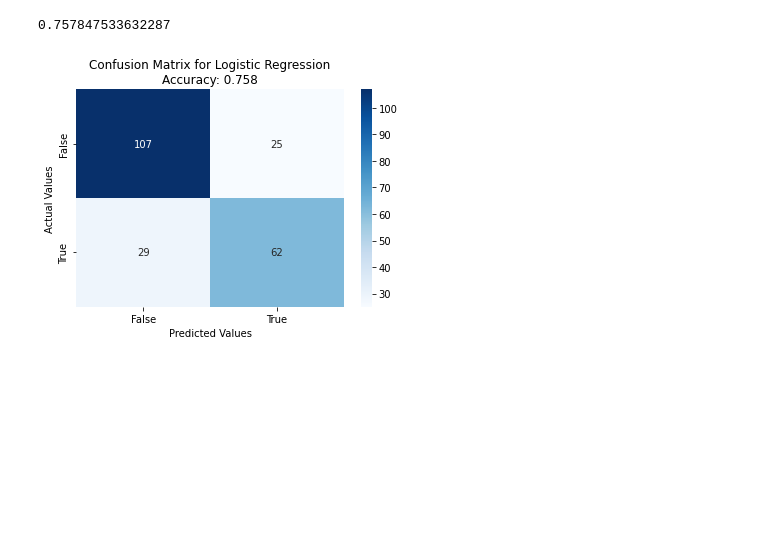
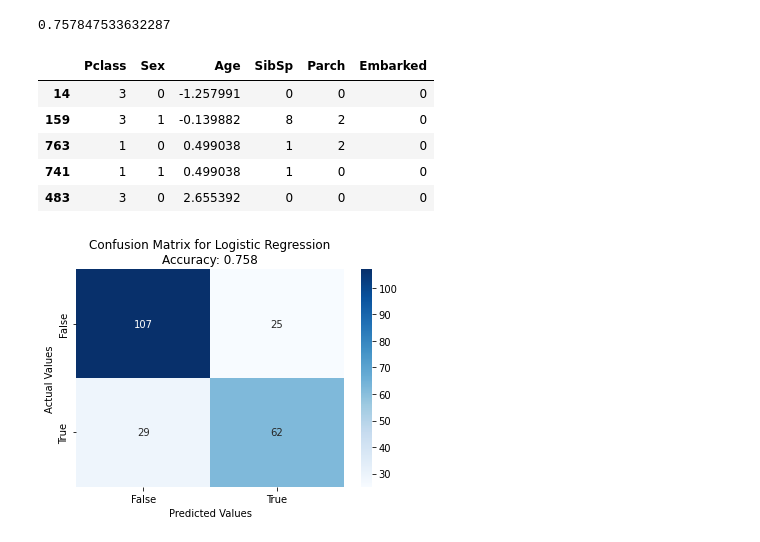
Before and after one commit to PatrickVieira1/Titanic-Kaggle, a Jupyter notebook: titanic.ipynb, the cells around one changed output. Drawn from its saved outputs; the diff is of its cells as text; code cells hidden in the pictures; blank space fills up the shorter version.

```diff
--- a/titanic.ipynb
+++ b/titanic.ipynb
@@ -227,6 +248,15 @@ accuracy_score(y_test, y_pred_log)
 [[107  25]
  [ 29  62]]
 0.757847533632287
+# %%
+X_test.head()
+# %% [output]
+|  | Pclass | Sex | Age | SibSp | Parch | Embarked |
+| 14 | 3 | 0 | -1.257991 | 0 | 0 | 0 |
+| 159 | 3 | 1 | -0.139882 | 8 | 2 | 0 |
+| 763 | 1 | 0 | 0.499038 | 1 | 2 | 0 |
+| 741 | 1 | 1 | 0.499038 | 1 | 0 | 0 |
+| 483 | 3 | 0 | 2.655392 | 0 | 0 | 0 |
 # %%
 #Function for Confusion Matrix to be plotted in each classification model
 
```
Also changed, not shown: parts of 15 cells of this notebook.
